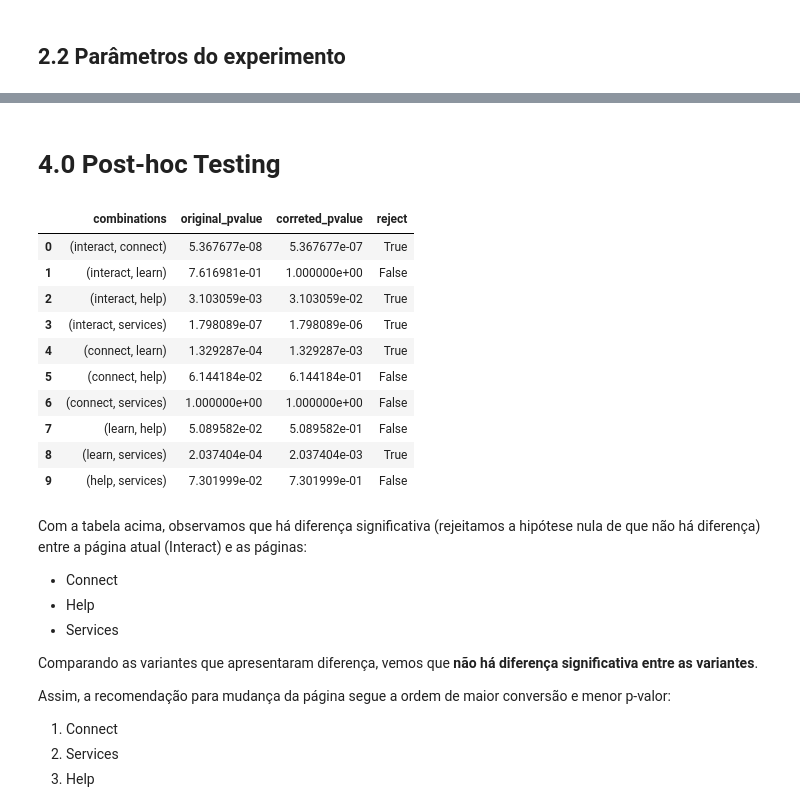
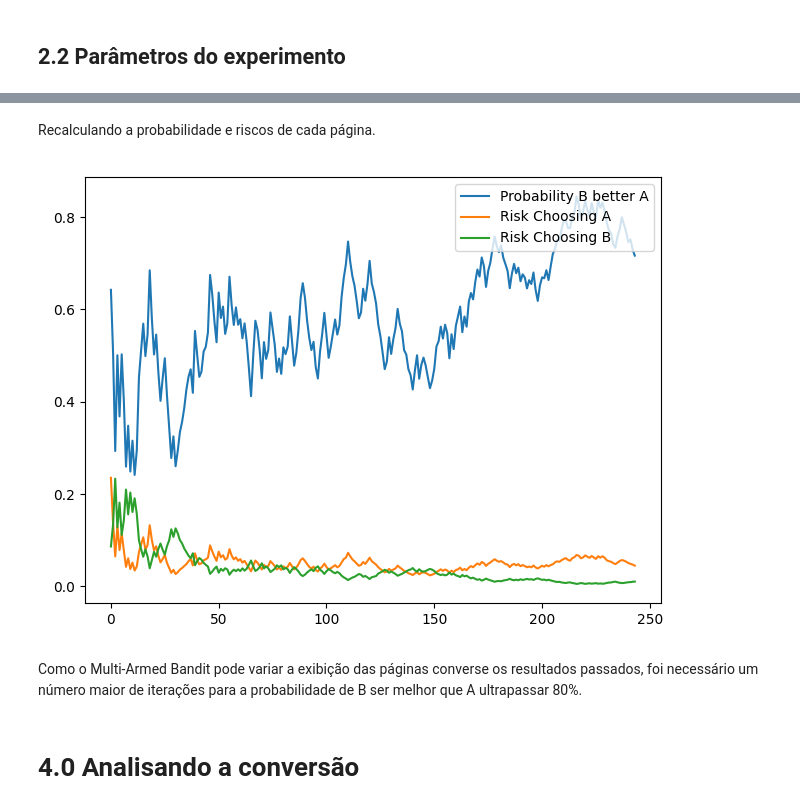
Before and after one commit to matheusventurads/ab-test, a Jupyter notebook: teste_bayesiano.ipynb, the cells around one changed output, grey strips where cells are left out. Saved outputs shown, nothing was run; the diff lists cells and outputs as text; code cells hidden in the pictures.

```diff
--- a/teste_bayesiano.ipynb
+++ b/teste_bayesiano.ipynb
@@ -141,2 +102,10 @@ A hipótese nula é rejeitada, há diferença significativa entre as variantes.
+# %% [markdown]
+Recalculando a probabilidade e riscos de cada página.
+# %%
+Image('img/mab_bayesian.png')
+# %% [output]
+[figure, added]
+# %% [markdown]
+Como o Multi-Armed Bandit pode variar a exibição das páginas converse os resultados passados, foi necessário um número maior de iterações para a probabilidade de B ser melhor que A ultrapassar 80%.
 # %% [markdown]
-# 4.0 Post-hoc Testing
+# 4.0 Analisando a conversão
@@ -155,32 +111,0 @@ reject_list, corret_p_values = multipletests(p_values, method='bonferroni')[:2]
-# %%
-frame = {'combinations': all_combinations,
-         'original_pvalue': p_values,
-         'correted_pvalue': corret_p_values,
-         'reject': reject_list}
-
-# tabela com os p-valores originais e corrigidos de todas as combinações
-pd.DataFrame(frame)
-# %% [output]
-|  | combinations | original_pvalue | correted_pvalue | reject |
-| 0 | (interact, connect) | 5.367677e-08 | 5.367677e-07 | True |
-| 1 | (interact, learn) | 7.616981e-01 | 1.000000e+00 | False |
-| 2 | (interact, help) | 3.103059e-03 | 3.103059e-02 | True |
-| 3 | (interact, services) | 1.798089e-07 | 1.798089e-06 | True |
-| 4 | (connect, learn) | 1.329287e-04 | 1.329287e-03 | True |
-| 5 | (connect, help) | 6.144184e-02 | 6.144184e-01 | False |
-| 6 | (connect, services) | 1.000000e+00 | 1.000000e+00 | False |
-| 7 | (learn, help) | 5.089582e-02 | 5.089582e-01 | False |
-| 8 | (learn, services) | 2.037404e-04 | 2.037404e-03 | True |
-| 9 | (help, services) | 7.301999e-02 | 7.301999e-01 | False |
-# %% [markdown]
-Com a tabela acima, observamos que há diferença significativa (rejeitamos a hipótese nula de que não há diferença) entre a página atual (Interact) e as páginas:
-* Connect
-* Help
-* Services
-
-Comparando as variantes que apresentaram diferença, vemos que **não há diferença significativa entre as variantes**.
-
-Assim, a recomendação para mudança da página segue a ordem de maior conversão e menor p-valor:
-1. Connect
-2. Services
-3. Help
```
Also changed, not shown: parts of 35 cells of this notebook, 1 other file.
